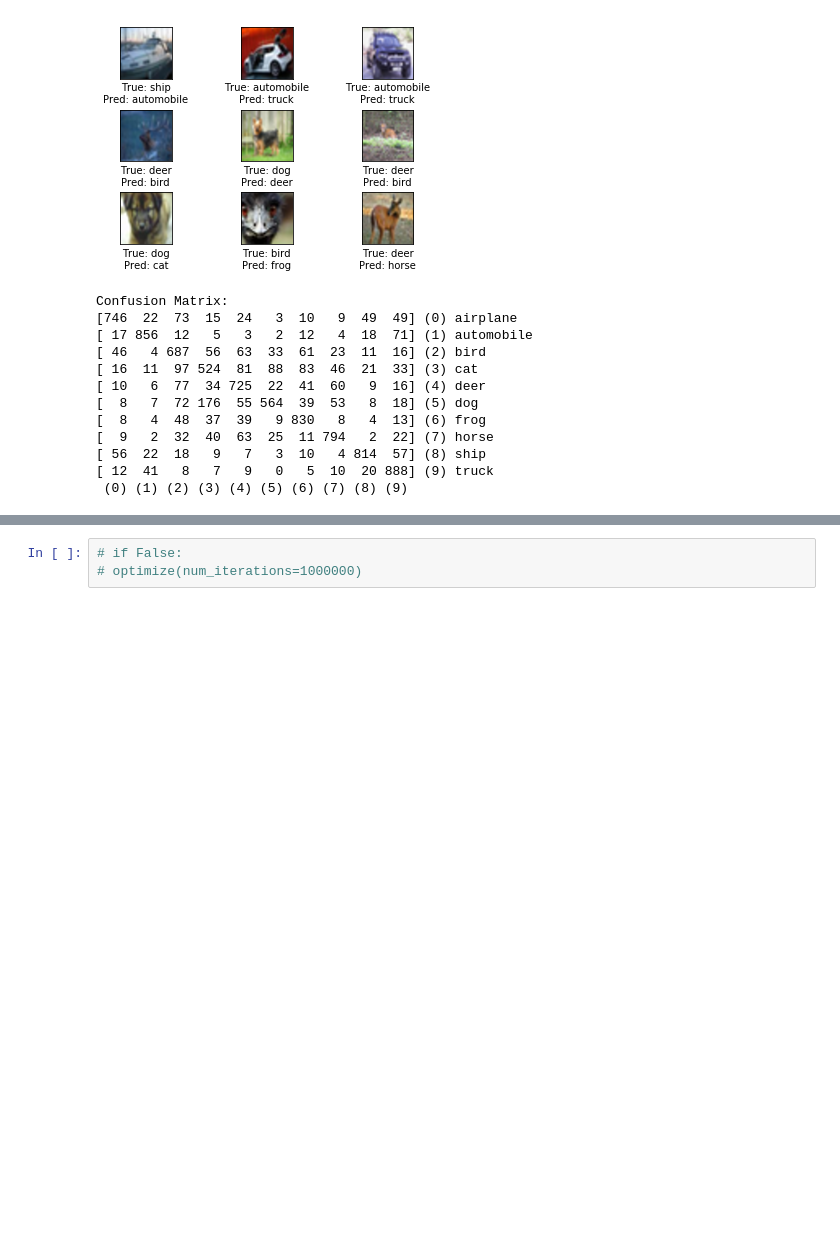
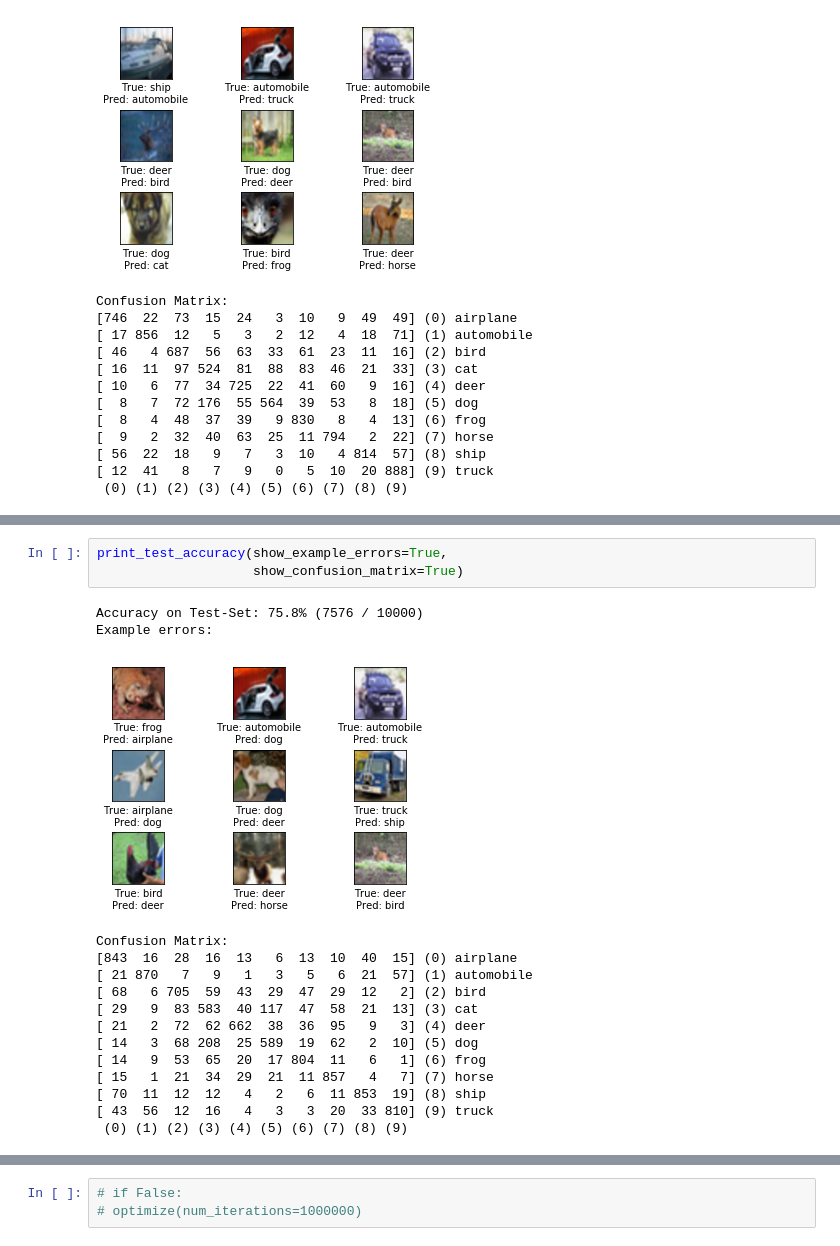
Before and after one commit to iasawseen/au_dl_course, a Jupyter notebook: seminar_3/classwork_2_AlexNet.ipynb, the cells around one changed output, grey strips where cells are left out. Drawn from its saved outputs; the diff is of its cells as text; blank space fills up the shorter version.

```diff
--- a/seminar_3/classwork_2_AlexNet.ipynb
+++ b/seminar_3/classwork_2_AlexNet.ipynb
@@ -982 +1000,20 @@ optimize(num_iterations=50000)
+# %%
+print_test_accuracy(show_example_errors=True,
+                    show_confusion_matrix=True)
+# %% [output]
+Accuracy on Test-Set: 75.8% (7576 / 10000)
+Example errors:
+[figure, added]
+Confusion Matrix:
+[843  16  28  16  13   6  13  10  40  15] (0) airplane
+[ 21 870   7   9   1   3   5   6  21  57] (1) automobile
+[ 68   6 705  59  43  29  47  29  12   2] (2) bird
+[ 29   9  83 583  40 117  47  58  21  13] (3) cat
+[ 21   2  72  62 662  38  36  95   9   3] (4) deer
+[ 14   3  68 208  25 589  19  62   2  10] (5) dog
+[ 14   9  53  65  20  17 804  11   6   1] (6) frog
+[ 15   1  21  34  29  21  11 857   4   7] (7) horse
+[ 70  11  12  12   4   2   6  11 853  19] (8) ship
+[ 43  56  12  16   4   3   3  20  33 810] (9) truck
+ (0) (1) (2) (3) (4) (5) (6) (7) (8) (9)
 # %%
```
Also changed, not shown: parts of 9 cells of this notebook.
